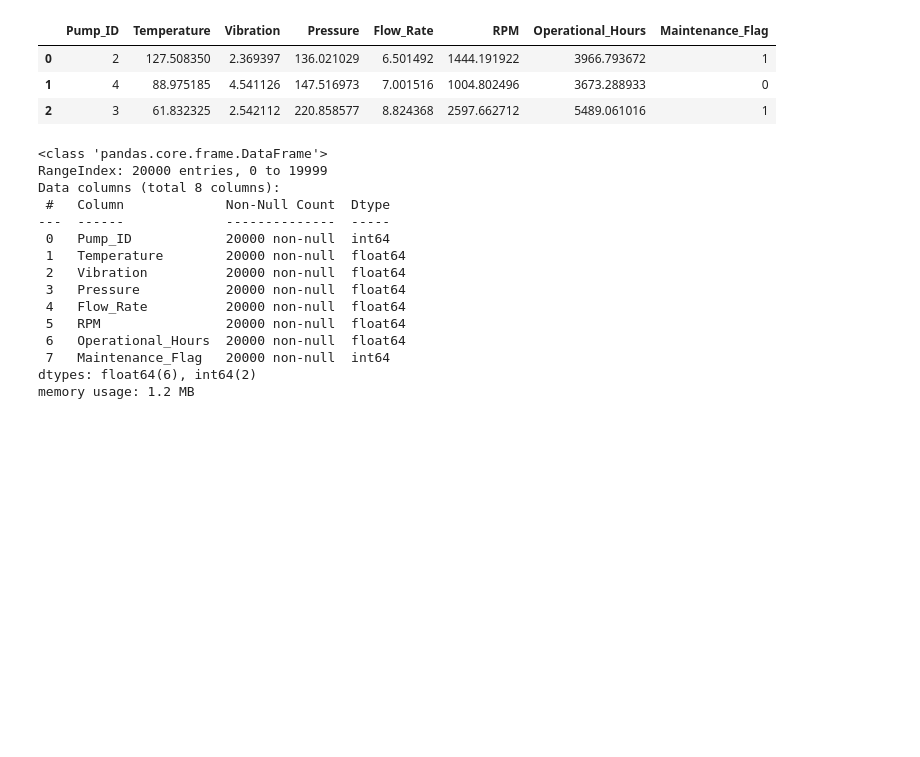
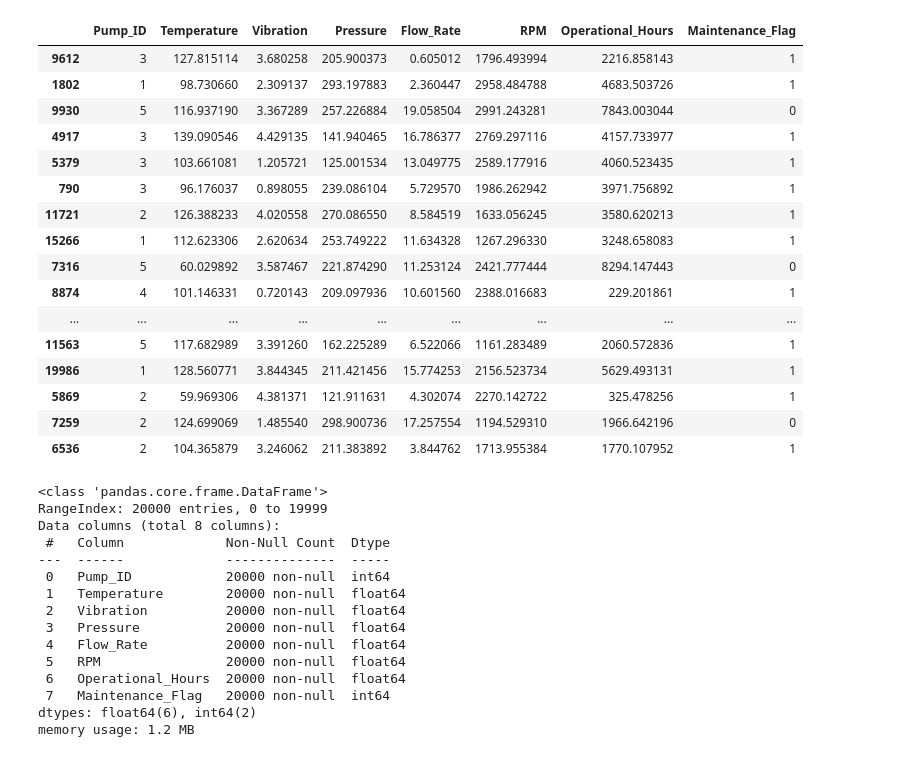
Before and after one commit to heyaankit/pdm-industrial-app, a Jupyter notebook: notebooks/1_pump_eda.ipynb, the cells around one changed output. Drawn from its saved outputs; the diff is of its cells as text; code cells hidden in the pictures; blank space fills up the shorter version.

```diff
--- a/notebooks/1_pump_eda.ipynb
+++ b/notebooks/1_pump_eda.ipynb
@@ -10,13 +10,26 @@ import seaborn as sns
 # Loading dataset
 
 df = pd.read_csv('drive/MyDrive/Datasets/PdM Dataset/Large_Industrial_Pump_Maintenance_Dataset.csv')
-# %%
-df.head(3)
-# %% [output]
-|  | Pump_ID | Temperature | Vibration | Pressure | Flow_Rate | RPM | Operational_Hours | Maintenance_Flag |
-| 0 | 2 | 127.508350 | 2.369397 | 136.021029 | 6.501492 | 1444.191922 | 3966.793672 | 1 |
-| 1 | 4 | 88.975185 | 4.541126 | 147.516973 | 7.001516 | 1004.802496 | 3673.288933 | 0 |
-| 2 | 3 | 61.832325 | 2.542112 | 220.858577 | 8.824368 | 2597.662712 | 5489.061016 | 1 |
+# %%
+df.sample(50)
+# %% [output]
+|  | Pump_ID | Temperature | Vibration | Pressure | Flow_Rate | RPM | Operational_Hours | Maintenance_Flag |
+| 9612 | 3 | 127.815114 | 3.680258 | 205.900373 | 0.605012 | 1796.493994 | 2216.858143 | 1 |
+| 1802 | 1 | 98.730660 | 2.309137 | 293.197883 | 2.360447 | 2958.484788 | 4683.503726 | 1 |
+| 9930 | 5 | 116.937190 | 3.367289 | 257.226884 | 19.058504 | 2991.243281 | 7843.003044 | 0 |
+| 4917 | 3 | 139.090546 | 4.429135 | 141.940465 | 16.786377 | 2769.297116 | 4157.733977 | 1 |
+| 5379 | 3 | 103.661081 | 1.205721 | 125.001534 | 13.049775 | 2589.177916 | 4060.523435 | 1 |
+| 790 | 3 | 96.176037 | 0.898055 | 239.086104 | 5.729570 | 1986.262942 | 3971.756892 | 1 |
+| 11721 | 2 | 126.388233 | 4.020558 | 270.086550 | 8.584519 | 1633.056245 | 3580.620213 | 1 |
+| 15266 | 1 | 112.623306 | 2.620634 | 253.749222 | 11.634328 | 1267.296330 | 3248.658083 | 1 |
+| 7316 | 5 | 60.029892 | 3.587467 | 221.874290 | 11.253124 | 2421.777444 | 8294.147443 | 0 |
+| 8874 | 4 | 101.146331 | 0.720143 | 209.097936 | 10.601560 | 2388.016683 | 229.201861 | 1 |
+| ... | ... | ... | ... | ... | ... | ... | ... | ... |
+| 11563 | 5 | 117.682989 | 3.391260 | 162.225289 | 6.522066 | 1161.283489 | 2060.572836 | 1 |
+| 19986 | 1 | 128.560771 | 3.844345 | 211.421456 | 15.774253 | 2156.523734 | 5629.493131 | 1 |
+| 5869 | 2 | 59.969306 | 4.381371 | 121.911631 | 4.302074 | 2270.142722 | 325.478256 | 1 |
+| 7259 | 2 | 124.699069 | 1.485540 | 298.900736 | 17.257554 | 1194.529310 | 1966.642196 | 0 |
+| 6536 | 2 | 104.365879 | 3.246062 | 211.383892 | 3.844762 | 1713.955384 | 1770.107952 | 1 |
 # %%
 df.info()
 # %% [output]
```
Also changed, not shown: parts of 7 cells of this notebook.
